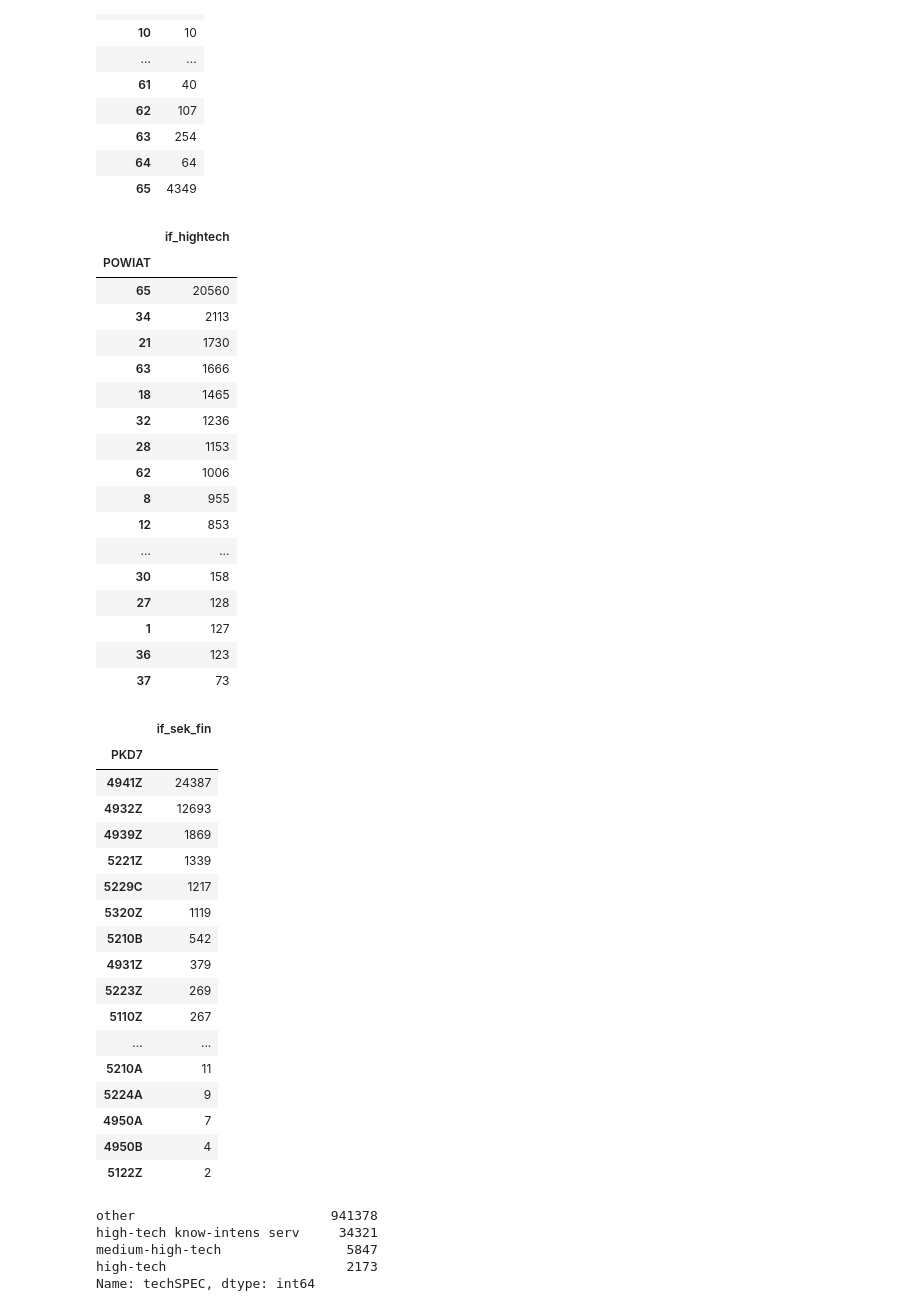
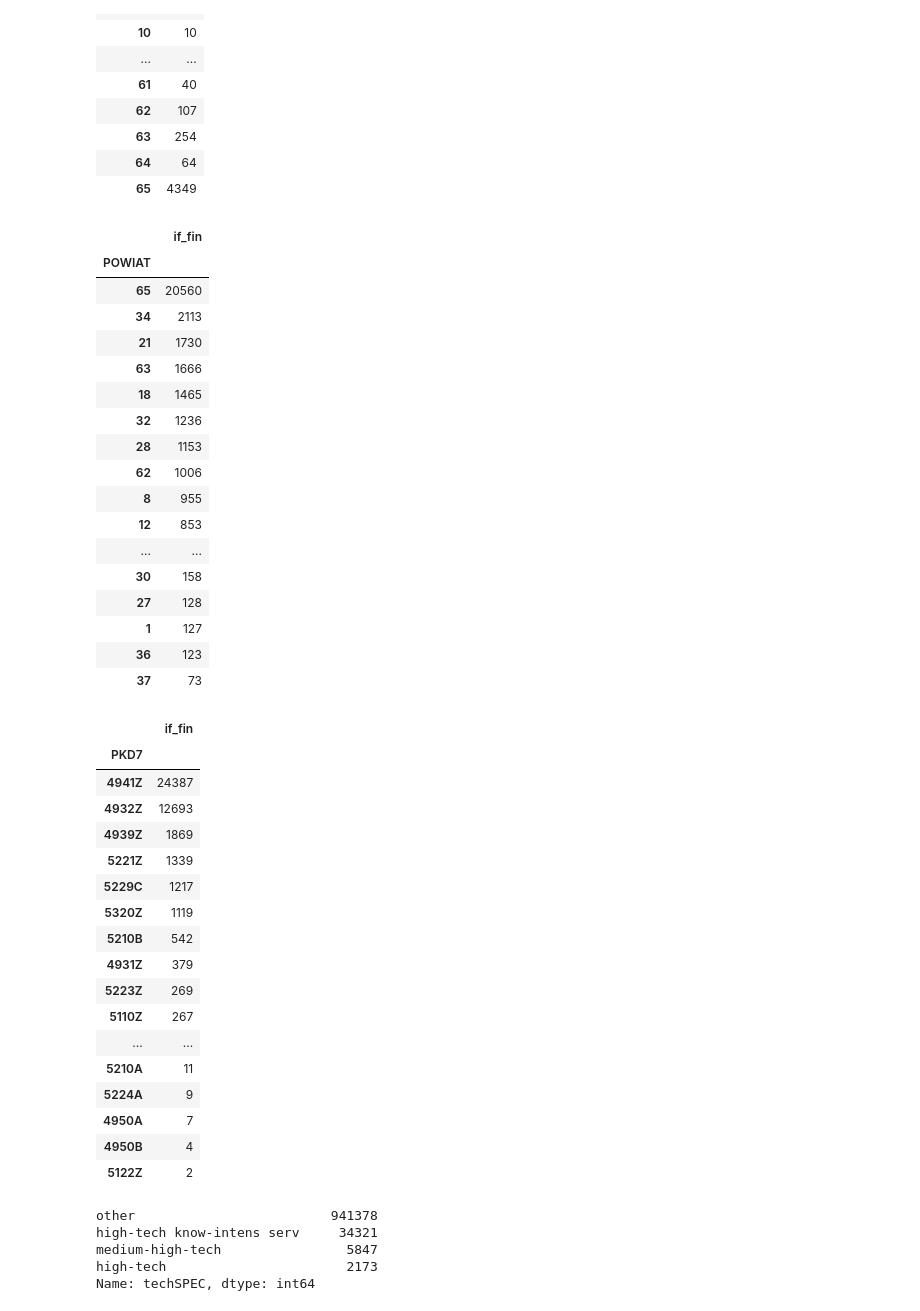
Before and after one commit to fszymanski13/master_thesis, a Jupyter notebook: notebooks/Wstępna analiza.ipynb, the cells around one changed output. Drawn from its saved outputs; the diff is of its cells as text; code cells hidden in the pictures.

```diff
--- a/notebooks/Wstępna analiza.ipynb
+++ b/notebooks/Wstępna analiza.ipynb
@@ -58,9 +54,9 @@ df[(df['if_hightech'] == 1) & (df['SEK_PKD7'] == 'C')][['POWIAT', 'PKD7']].group
 | 64 | 64 |
 | 65 | 4349 |
 # %%
-df[df['if_sek_fin'] == 1][['POWIAT', 'if_hightech']].groupby(['POWIAT']).count().apply(lambda x: x.sort_values(ascending=False))
+df[df['if_fin'] == 1][['POWIAT', 'if_fin']].groupby(['POWIAT']).count().apply(lambda x: x.sort_values(ascending=False))
 # %% [output]
-|  | if_hightech |
+|  | if_fin |
 | POWIAT |  |
 | 65 | 20560 |
 | 34 | 2113 |
@@ -79,9 +75,9 @@ df[df['if_sek_fin'] == 1][['POWIAT', 'if_hightech']].groupby(['POWIAT']).count()
 | 36 | 123 |
 | 37 | 73 |
 # %%
-df[(df['if_sek_fin'] == 1)][['if_sek_fin', 'PKD7']].groupby(['PKD7']).count().apply(lambda x: x.sort_values(ascending=False))
+df[(df['if_fin'] == 1)][['if_fin', 'PKD7']].groupby(['PKD7']).count().apply(lambda x: x.sort_values(ascending=False))
 # %% [output]
-|  | if_sek_fin |
+|  | if_fin |
 | PKD7 |  |
 | 4941Z | 24387 |
 | 4932Z | 12693 |
```
Also changed, not shown: parts of 8 cells of this notebook, 1 other file.
